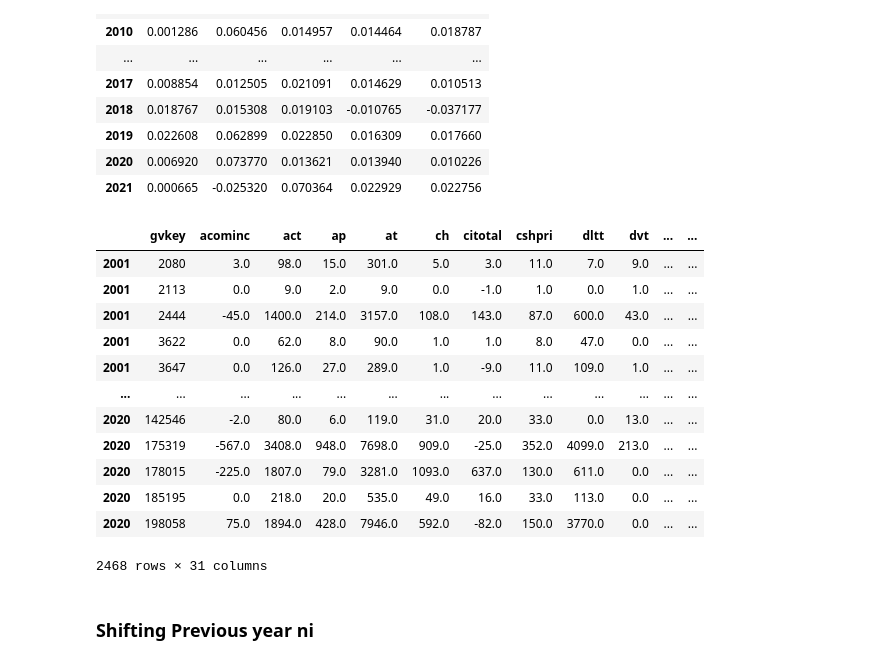
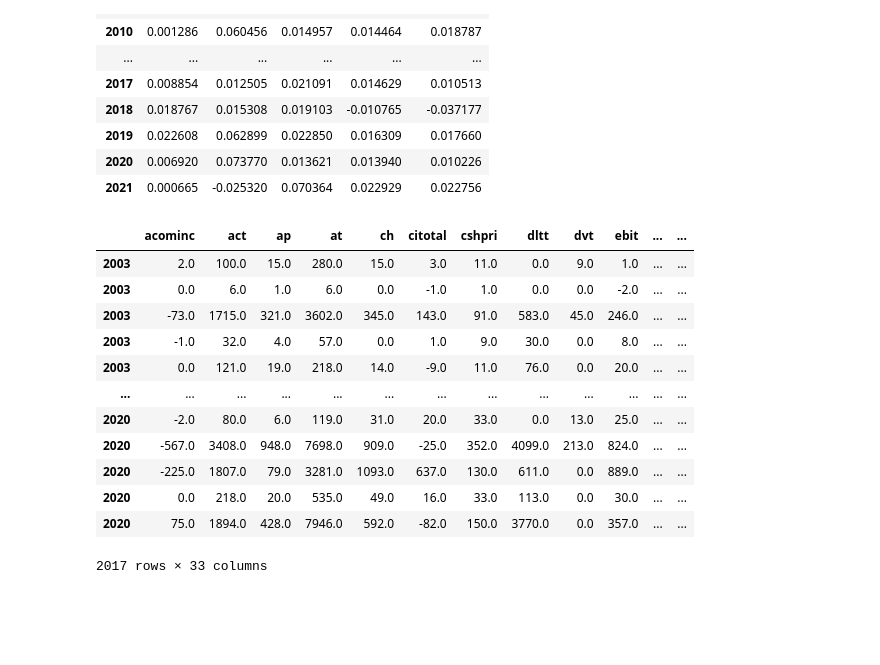
Before and after one commit to rohitashwachaks/fin-modelling, a Jupyter notebook: Assignment-1/earnings/modelling copy.ipynb, the cells around one changed output. Drawn from its saved outputs; the diff is of its cells as text; code cells hidden in the pictures; blank space fills up the shorter version.

```diff
--- a/Assignment-1/earnings/modelling copy.ipynb
+++ b/Assignment-1/earnings/modelling copy.ipynb
@@ -17,9 +17,11 @@ warnings.filterwarnings("ignore")
 # %%
 comp_df = pd.read_csv('fundamentals_annual/shifted_data.csv', index_col='Unnamed: 0')
 print(comp_df.columns)
-comp_df.datadate = pd.to_datetime(comp_df.datadate)#.dt.year
-# comp_df.set_index('datadate', inplace= True)
-comp_df#.head(5)
+comp_df.datadate = pd.to_datetime(comp_df.datadate).dt.year
+
+comp_data = comp_df.drop(['fyear','fyr'], axis= 1)
+comp_data.set_index('datadate', inplace= True)
+comp_data
 # %% [output]
 Index(['gvkey', 'datadate', 'fyear', 'fyr', 'acominc', 'act', 'ap', 'at', 'ch',
        'citotal', 'cshpri', 'dltt', 'dvt', 'ebit', 'ebitda', 'gp', 'icapt',
@@ -125,0 +51,7 @@ Drop companies which don't have 20 years of data?
+# %%
+comp_data['prev_ni'] = comp_data.groupby('gvkey')['ni'].shift(1)
+comp_data['prev2_ni'] = comp_data.groupby('gvkey')['prev_ni'].shift(1)
+comp_data['prev3_ni'] = comp_data.groupby('gvkey')['prev2_ni'].shift(1)
+comp_data.dropna(subset=['prev_ni','prev2_ni','prev3_ni'], inplace= True)
+comp_data = comp_data.drop(['gvkey'], axis = 1)
+comp_data
@@ -310,21 +233,19 @@ treasury_data.join(index_data)
 | 2020 | 0.006920 | 0.073770 | 0.013621 | 0.013940 | 0.010226 |
 | 2021 | 0.000665 | -0.025320 | 0.070364 | 0.022929 | 0.022756 |
 # %%
-df = comp_data.iloc[comp_data.index != 2000].join(treasury_data.join(index_data))
-df
+data = comp_data.join(treasury_data.join(index_data))
+data
 # %% [output]
-|  | gvkey | acominc | act | ap | at | ch | citotal | cshpri | dltt | dvt | ... | ... |
-| 2001 | 2080 | 3.0 | 98.0 | 15.0 | 301.0 | 5.0 | 3.0 | 11.0 | 7.0 | 9.0 | ... | ... |
-| 2001 | 2113 | 0.0 | 9.0 | 2.0 | 9.0 | 0.0 | -1.0 | 1.0 | 0.0 | 1.0 | ... | ... |
-| 2001 | 2444 | -45.0 | 1400.0 | 214.0 | 3157.0 | 108.0 | 143.0 | 87.0 | 600.0 | 43.0 | ... | ... |
-| 2001 | 3622 | 0.0 | 62.0 | 8.0 | 90.0 | 1.0 | 1.0 | 8.0 | 47.0 | 0.0 | ... | ... |
-| 2001 | 3647 | 0.0 | 126.0 | 27.0 | 289.0 | 1.0 | -9.0 | 11.0 | 109.0 | 1.0 | ... | ... |
+|  | acominc | act | ap | at | ch | citotal | cshpri | dltt | dvt | ebit | ... | ... |
+| 2003 | 2.0 | 100.0 | 15.0 | 280.0 | 15.0 | 3.0 | 11.0 | 0.0 | 9.0 | 1.0 | ... | ... |
+| 2003 | 0.0 | 6.0 | 1.0 | 6.0 | 0.0 | -1.0 | 1.0 | 0.0 | 0.0 | -2.0 | ... | ... |
+| 2003 | -73.0 | 1715.0 | 321.0 | 3602.0 | 345.0 | 143.0 | 91.0 | 583.0 | 45.0 | 246.0 | ... | ... |
+| 2003 | -1.0 | 32.0 | 4.0 | 57.0 | 0.0 | 1.0 | 9.0 | 30.0 | 0.0 | 8.0 | ... | ... |
+| 2003 | 0.0 | 121.0 | 19.0 | 218.0 | 14.0 | -9.0 | 11.0 | 76.0 | 0.0 | 20.0 | ... | ... |
 | ... | ... | ... | ... | ... | ... | ... | ... | ... | ... | ... | ... | ... |
-| 2020 | 142546 | -2.0 | 80.0 | 6.0 | 119.0 | 31.0 | 20.0 | 33.0 | 0.0 | 13.0 | ... | ... |
-| 2020 | 175319 | -567.0 | 3408.0 | 948.0 | 7698.0 | 909.0 | -25.0 | 352.0 | 4099.0 | 213.0 | ... | ... |
-| 2020 | 178015 | -225.0 | 1807.0 | 79.0 | 3281.0 | 1093.0 | 637.0 | 130.0 | 611.0 | 0.0 | ... | ... |
-| 2020 | 185195 | 0.0 | 218.0 | 20.0 | 535.0 | 49.0 | 16.0 | 33.0 | 113.0 | 0.0 | ... | ... |
-| 2020 | 198058 | 75.0 | 1894.0 | 428.0 | 7946.0 | 592.0 | -82.0 | 150.0 | 3770.0 | 0.0 | ... | ... |
+| 2020 | -2.0 | 80.0 | 6.0 | 119.0 | 31.0 | 20.0 | 33.0 | 0.0 | 13.0 | 25.0 | ... | ... |
+| 2020 | -567.0 | 3408.0 | 948.0 | 7698.0 | 909.0 | -25.0 | 352.0 | 4099.0 | 213.0 | 824.0 | ... | ... |
+| 2020 | -225.0 | 1807.0 | 79.0 | 3281.0 | 1093.0 | 637.0 | 130.0 | 611.0 | 0.0 | 889.0 | ... | ... |
+| 2020 | 0.0 | 218.0 | 20.0 | 535.0 | 49.0 | 16.0 | 33.0 | 113.0 | 0.0 | 30.0 | ... | ... |
+| 2020 | 75.0 | 1894.0 | 428.0 | 7946.0 | 592.0 | -82.0 | 150.0 | 3770.0 | 0.0 | 357.0 | ... | ... |
-2468 rows × 31 columns
+2017 rows × 33 columns
-# %% [markdown]
-### Shifting Previous year ni
```
Also changed, not shown: parts of 39 cells of this notebook.
